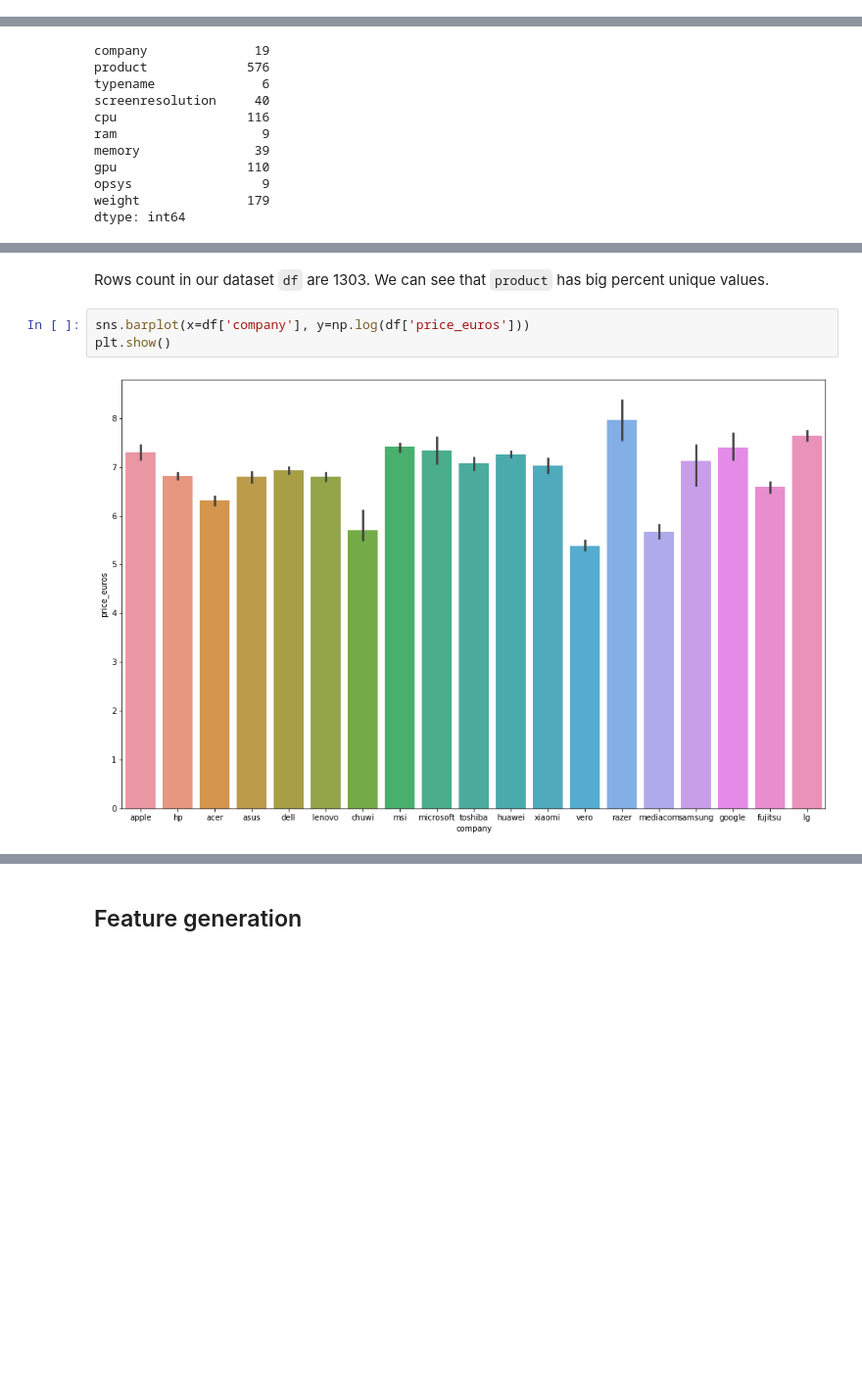
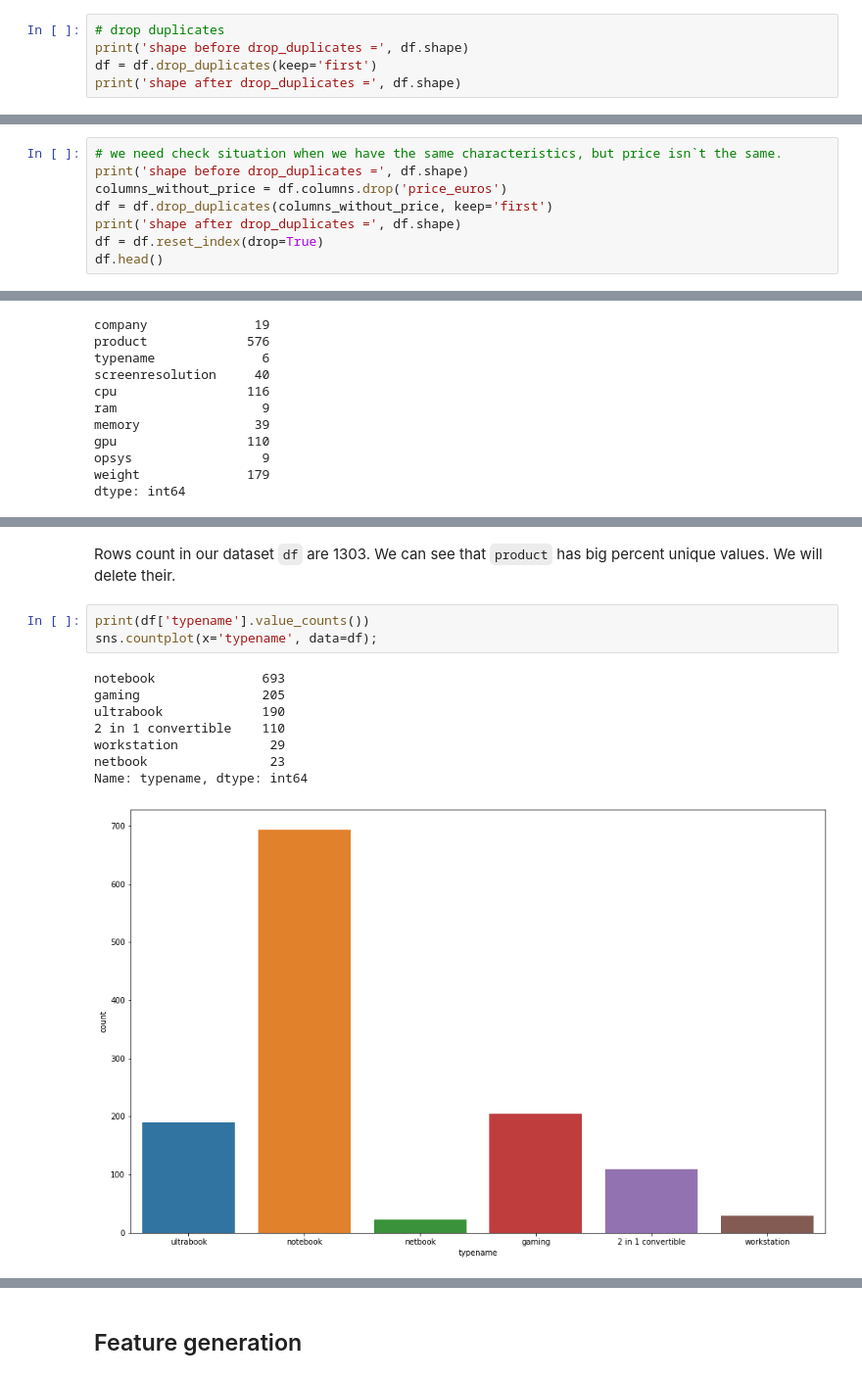
Before and after one commit to LeoRuslan/my_mlbookcamp, a Jupyter notebook: homework_7/notebook.ipynb, the cells around one changed output, grey strips where cells are left out. Shown at 98% size. Saved outputs shown, nothing was run; the diff lists cells and outputs as text; blank space fills up the shorter version.

```diff
--- a/homework_7/notebook.ipynb
+++ b/homework_7/notebook.ipynb
@@ -105,0 +138,5 @@ dtype: int64
+# %%
+# drop duplicates
+print('shape before drop_duplicates =', df.shape)
+df = df.drop_duplicates(keep='first')
+print('shape after drop_duplicates =', df.shape)
@@ -105,0 +146,8 @@ dtype: int64
+# %%
+# we need check situation when we have the same characteristics, but price isn`t the same.
+print('shape before drop_duplicates =', df.shape)
+columns_without_price = df.columns.drop('price_euros')
+df = df.drop_duplicates(columns_without_price, keep='first')
+print('shape after drop_duplicates =', df.shape)
+df = df.reset_index(drop=True)
+df.head()
@@ -136,8 +193,15 @@ weight              13.74
 dtype: float64
 # %% [markdown]
-Rows count in our dataset `df` are 1303. We can see that `product` has big percent unique values.
+Rows count in our dataset `df` are 1303. We can see that `product` has big percent unique values. We will delete their.
-# %%
-sns.barplot(x=df['company'], y=np.log(df['price_euros']))
-plt.show()
-# %% [output]
-[figure, removed]
+# %%
+print(df['typename'].value_counts())
+sns.countplot(x='typename', data=df);
+# %% [output]
+notebook              693
+gaming                205
+ultrabook             190
+2 in 1 convertible    110
+workstation            29
+netbook                23
+Name: typename, dtype: int64
+[figure, added]
```
Also changed, not shown: parts of 96 cells of this notebook.
